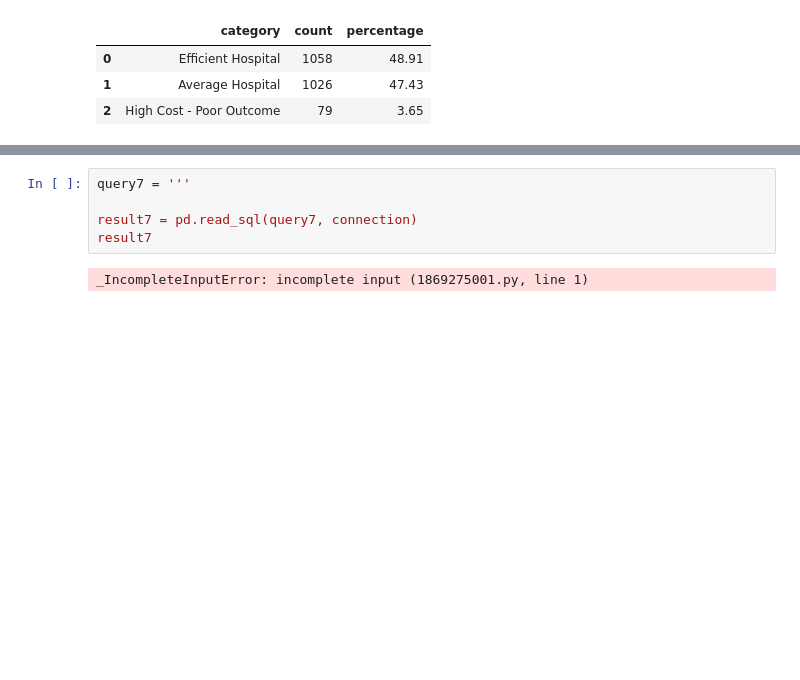
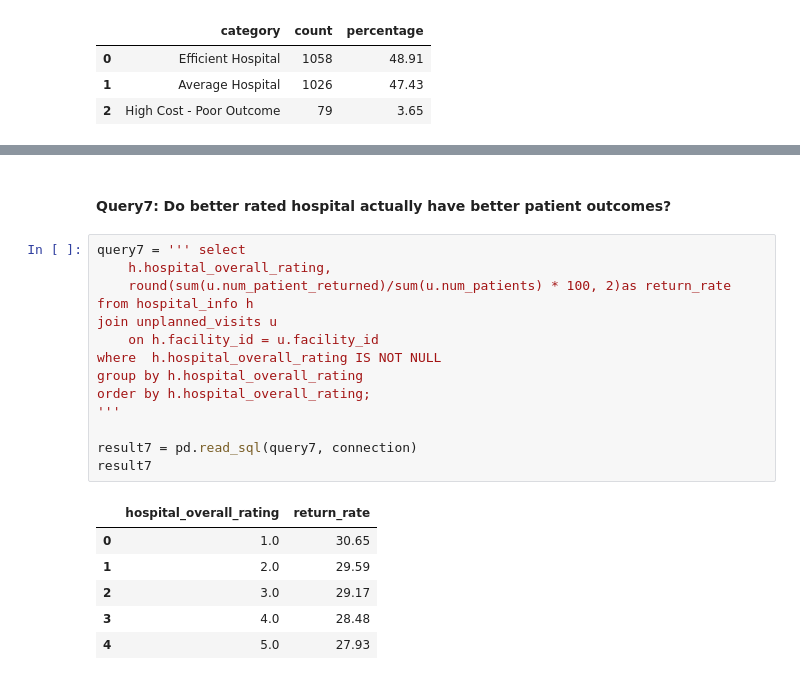
Before and after one commit to Archana-sth/hospital-performance-analysis, a Jupyter notebook: Notebook/hospital_performance_analysis.ipynb, the cells around one changed output, grey strips where cells are left out. Saved outputs shown, nothing was run; the diff lists cells and outputs as text; blank space fills up the shorter version.

```diff
--- a/Notebook/hospital_performance_analysis.ipynb
+++ b/Notebook/hospital_performance_analysis.ipynb
@@ -914,7 +916,23 @@ plt.show()
+# %% [markdown]
+#### Query7: Do better rated hospital actually have better patient outcomes?
 # %%
-query7 = '''
+query7 = ''' select
+    h.hospital_overall_rating,
+    round(sum(u.num_patient_returned)/sum(u.num_patients) * 100, 2)as return_rate
+from hospital_info h
+join unplanned_visits u
+    on h.facility_id = u.facility_id
+where  h.hospital_overall_rating IS NOT NULL
+group by h.hospital_overall_rating
+order by h.hospital_overall_rating;
+'''
 
 result7 = pd.read_sql(query7, connection)
 result7
 # %% [output]
-_IncompleteInputError: incomplete input (1869275001.py, line 1)
+|  | hospital_overall_rating | return_rate |
+| 0 | 1.0 | 30.65 |
+| 1 | 2.0 | 29.59 |
+| 2 | 3.0 | 29.17 |
+| 3 | 4.0 | 28.48 |
+| 4 | 5.0 | 27.93 |
```
Also changed, not shown: parts of 8 cells of this notebook.
